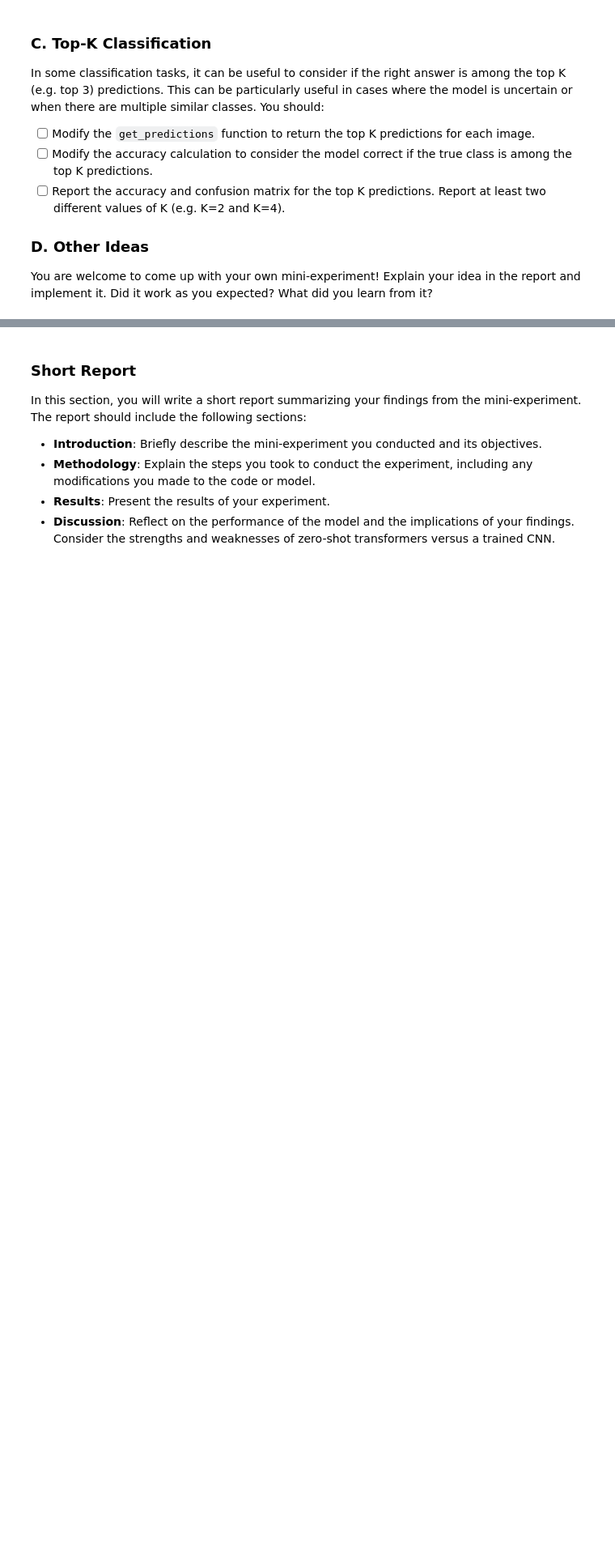
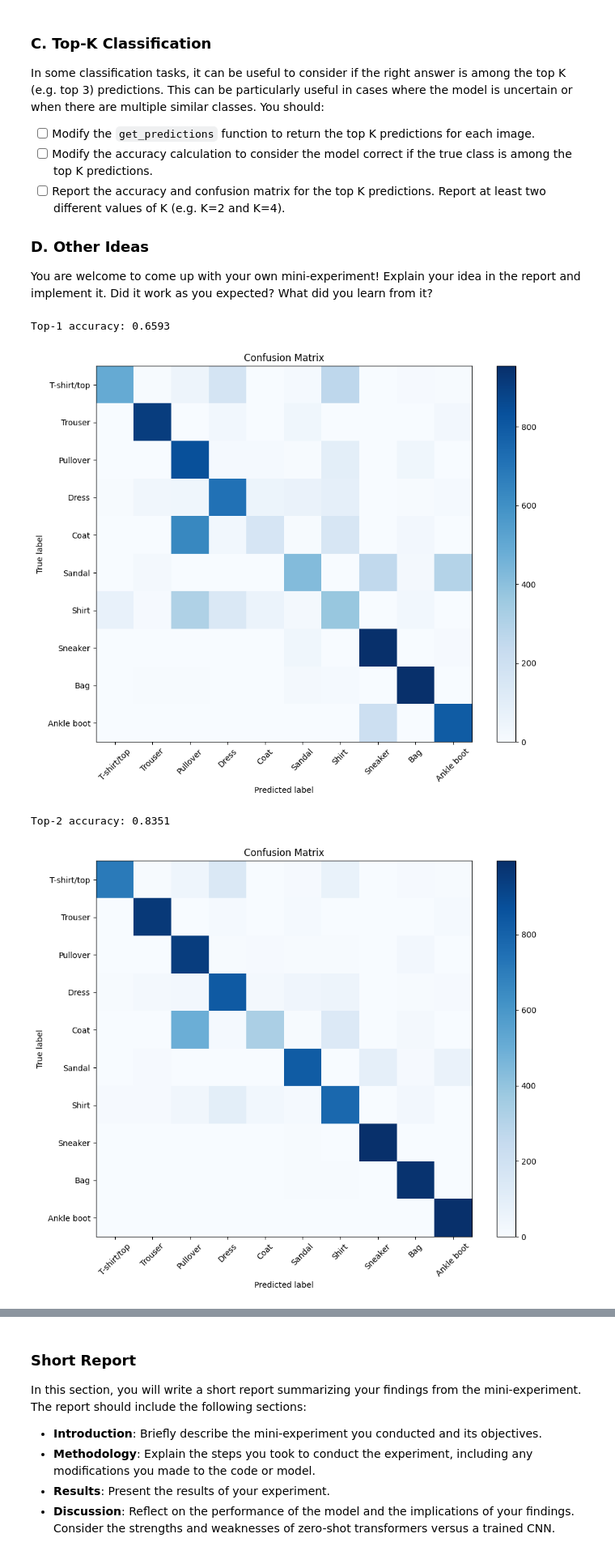
Before and after one commit to michelledsicohort8/deep_learning, a Jupyter notebook: 02_activities/assignments/assignment_2.ipynb, the cells around one changed output, grey strips where cells are left out. Shown at 81% size. Saved outputs shown, nothing was run; the diff lists cells and outputs as text; code cells hidden in the pictures; blank space fills up the shorter version.

```diff
--- a/02_activities/assignments/assignment_2.ipynb
+++ b/02_activities/assignments/assignment_2.ipynb
@@ -169,8 +169,12 @@ def get_text_embeddings(class_names: list[str]) -> torch.Tensor:
     with torch.no_grad():
         text_embeddings = clip_model.get_text_features(**tokenized)
 
+    # transformers 5.x returns BaseModelOutputWithPooling instead of a raw
+    # tensor; the projected CLIP features live in .pooler_output
+    if hasattr(text_embeddings, 'pooler_output'):
+        text_embeddings = text_embeddings.pooler_output
+
     text_feats = text_embeddings / text_embeddings.norm(dim=-1, keepdim=True)
-
     return text_feats
 
 def get_image_embeddings(images: torch.Tensor) -> torch.Tensor:
@@ -183,6 +187,9 @@ def get_image_embeddings(images: torch.Tensor) -> torch.Tensor:
     with torch.no_grad():
         image_embeddings = clip_model.get_image_features(pixel_values=images)
 
+    if hasattr(image_embeddings, 'pooler_output'):
+        image_embeddings = image_embeddings.pooler_output
+
     image_feats = image_embeddings / image_embeddings.norm(dim=-1, keepdim=True)
 
     return image_feats
@@ -420,0 +432,47 @@ You are welcome to come up with your own mini-experiment! Explain your idea in t
+# %%
+import numpy as np
+from sklearn.metrics import confusion_matrix
+
+# --- Core Functions ---
+
+def get_topk_predictions(similarity: np.ndarray, k: int = 2) -> np.ndarray:
+    return np.argsort(-similarity, axis=1)[:, :k]
+
+def topk_accuracy(y_true: np.ndarray, topk_preds: np.ndarray) -> float:
+    # flattens batch/image dims to compare against y_true
+    flat_preds = topk_preds.reshape(-1, topk_preds.shape[-1])
+    flat_true = y_true.flatten()
+    return float(np.mean([yt in preds for yt, preds in zip(flat_true, flat_preds)]))
+
+def topk_confusion_proxy_preds(y_true: np.ndarray, topk_preds: np.ndarray) -> np.ndarray:
+    flat_preds = topk_preds.reshape(-1, topk_preds.shape[-1])
+    flat_true = y_true.flatten()
+    y_proxy = [yt if yt in preds else preds[0] for yt, preds in zip(flat_true, flat_preds)]
+    return np.array(y_proxy)
+
+# --- Simulation / Reporting ---
+
+y_true_topk = []
+topk_similarity = []
+
+for pixel_values, labels in test_loader:
+    image_feats = get_image_embeddings(pixel_values)
+    sim = get_cosine_similarity(image_feats, text_feats)
+    topk_similarity.append(sim)
+    y_true_topk.extend(labels.cpu().numpy())
+
+y_true_topk = np.array(y_true_topk)
+topk_similarity = np.concatenate(topk_similarity, axis=0)
+
+for k in [1, 2, 3, 4]:
+    topk_preds = get_topk_predictions(topk_similarity, k=k)
+    acc_k = topk_accuracy(y_true_topk, topk_preds)
+    print(f"Top-{k} accuracy: {acc_k:.4f}")
+
+    y_proxy = topk_confusion_proxy_preds(y_true_topk, topk_preds)
+    plot_confusion_matrix(y_true_topk, y_proxy, CLASS_NAMES)
+# %% [output]
+Top-1 accuracy: 0.6593
+[figure, added]
+Top-2 accuracy: 0.8351
+[figure, added]
```
Also changed, not shown: parts of 7 cells of this notebook.
